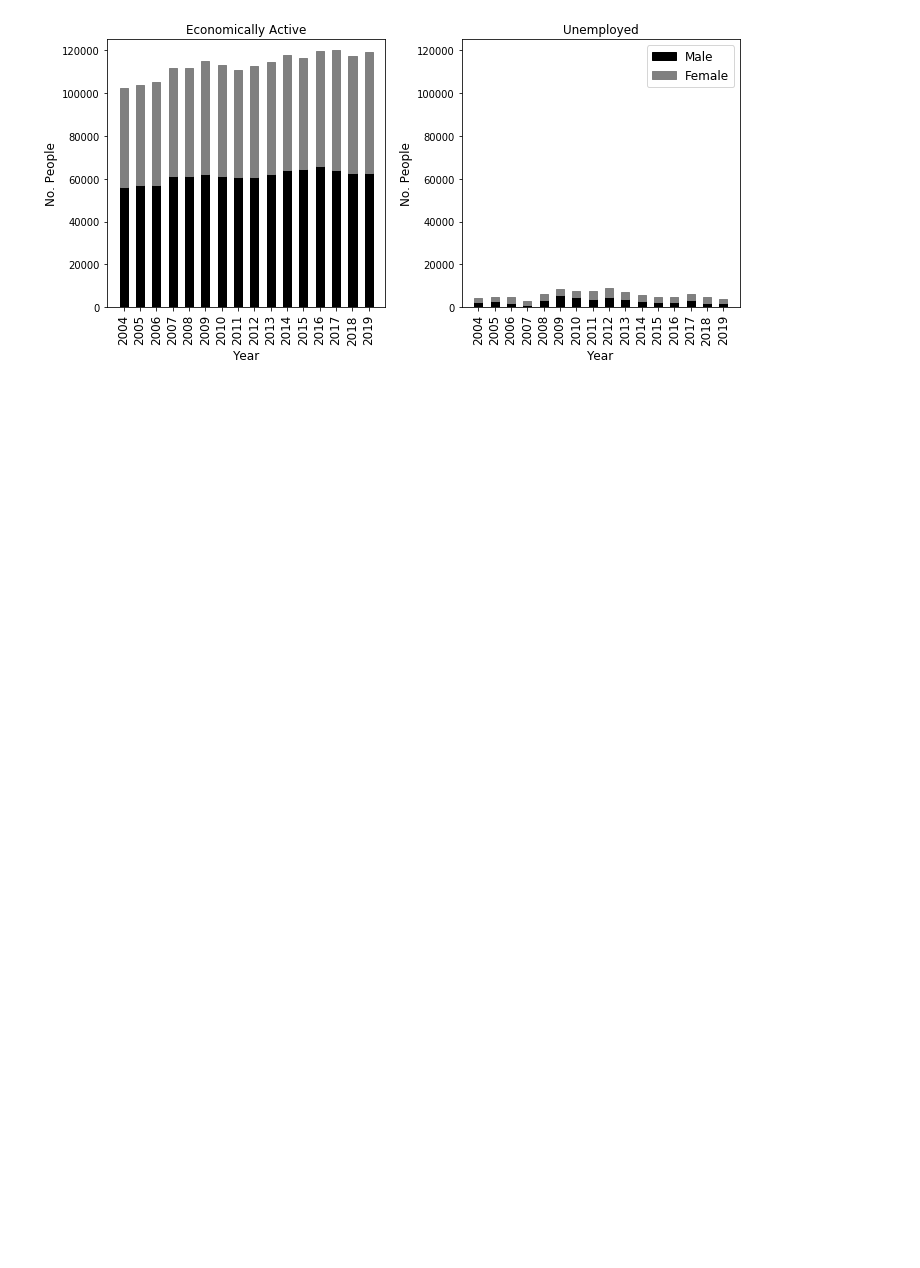
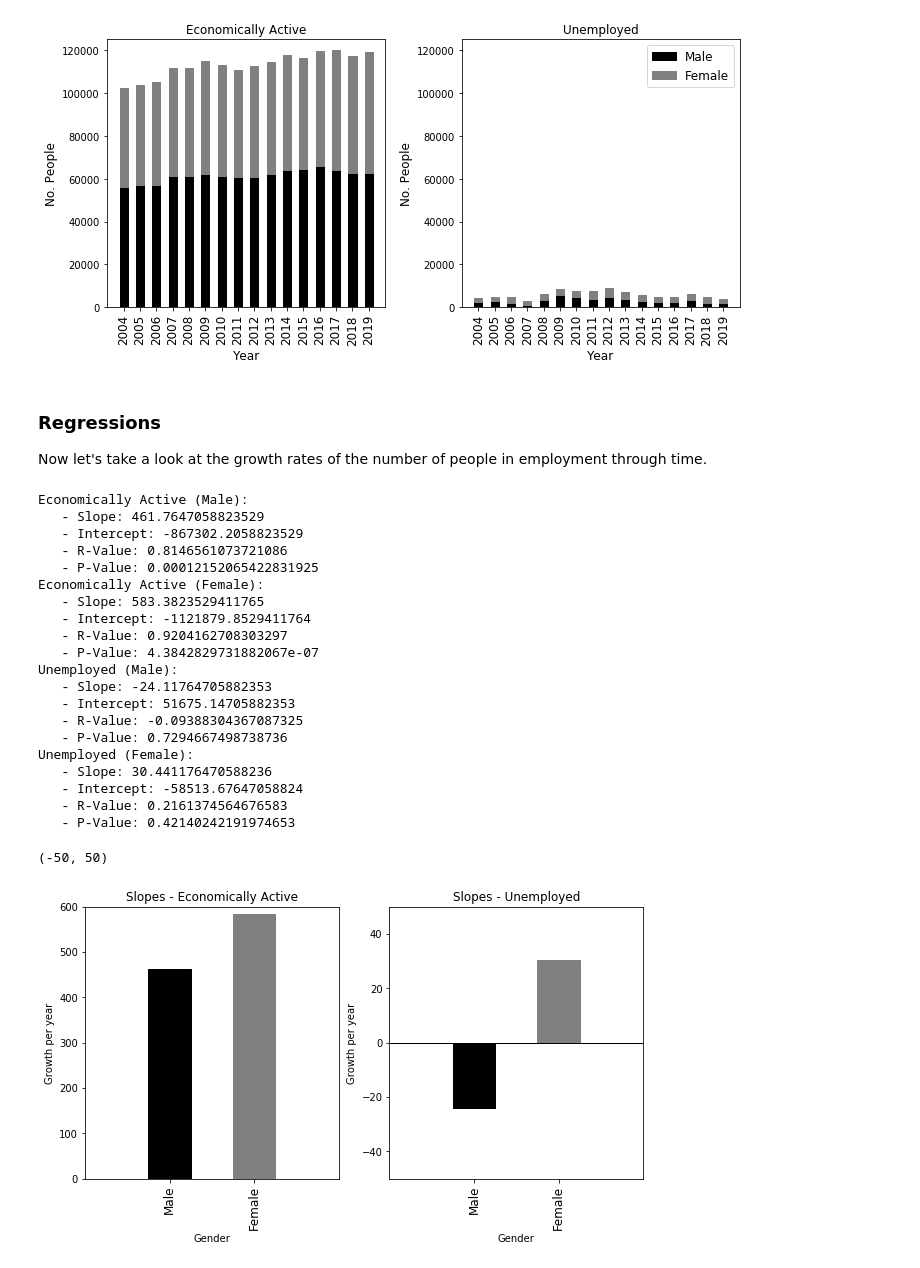
Before and after one commit to Sciprios/SwindonCovid, a Jupyter notebook: Salary/Earnings.ipynb, the cells around one changed output. Saved outputs shown, nothing was run; the diff lists cells and outputs as text; code cells hidden in the pictures; blank space fills up the shorter version.

Commit message:
Regressions carried out through time.

```diff
--- a/Salary/Earnings.ipynb
+++ b/Salary/Earnings.ipynb
@@ -355,3 +400,76 @@ all_axs[1].legend(bars, activity_data['Gender'].unique()[1:], fontsize=12)
 plt.tight_layout()
 # %% [output]
 [figure]
+# %% [markdown]
+### Regressions
+
+Now let's take a look at the growth rates of the number of people in employment through time.
+# %%
+fig, all_axs = plt.subplots(nrows=1, ncols=2, figsize=(10, 5))
+
+colours = ['k', 'grey']
+bar_width = 0.5
+
+years = activity_data['Year'].unique()
+
+for tidx, typ in enumerate(["Economically Active", "Unemployed"]):
+    for gidx, g in enumerate(["Male", "Female"]):
+        gdata = activity_data.loc[
+            (activity_data['Gender'] == g) &
+            (activity_data['Type'] == typ)
+        ]['number'].str.replace(',', '').values.astype(int)
+        slope, inter, rval, pval, _ = linregress(years, gdata)
+        print("{} ({}):".format(typ, g))
+        print("   - Slope: {}".format(slope))
+        print("   - Intercept: {}".format(inter))
+        print("   - R-Value: {}".format(rval))
+        print("   - P-Value: {}".format(pval))
+        all_axs[tidx].bar(
+            gidx+1,
+            slope,
+            color=colours[gidx],
+            edgecolor=colours[gidx] if colours[gidx] != 'w' else 'k',
+            width=bar_width,
+            label=g,
+            linewidth=1
+        )
+        #all_axs[tidx].plot(
+        #    np.arange(0, 11),
+        #    np.repeat(slope, 11),
+        #    color=colours[oidx],
+        #    linewidth=0.5
+        #)
+for tidx, typ in enumerate(["Economically Active", "Unemployed"]):
+    all_axs[tidx].plot(np.arange(0, 11), np.zeros(11), c='k', linewidth=1)
+    all_axs[tidx].set_title("Slopes - {}".format(typ))
+    all_axs[tidx].set_xlabel("Gender")
+    all_axs[tidx].set_ylabel("Growth per year")
+    all_axs[tidx].set_xlim([0, 3])
+    all_axs[tidx].set_xticks(range(1, 3))
+    all_axs[tidx].set_xticklabels(["Male", "Female"], rotation=90, fontsize=12)
+all_axs[0].set_ylim([0, 600])
+all_axs[1].set_ylim([-50, 50])
+#all_axs[1].legend(bbox_to_anchor=(1, 0.3), fontsize=12)
+# %% [output]
+Economically Active (Male):
+   - Slope: 461.7647058823529
+   - Intercept: -867302.2058823529
+   - R-Value: 0.8146561073721086
+   - P-Value: 0.00012152065422831925
+Economically Active (Female):
+   - Slope: 583.3823529411765
+   - Intercept: -1121879.8529411764
+   - R-Value: 0.9204162708303297
+   - P-Value: 4.3842829731882067e-07
+Unemployed (Male):
+   - Slope: -24.11764705882353
+   - Intercept: 51675.14705882353
+   - R-Value: -0.09388304367087325
+   - P-Value: 0.7294667498738736
+Unemployed (Female):
+   - Slope: 30.441176470588236
+   - Intercept: -58513.67647058824
+   - R-Value: 0.2161374564676583
+   - P-Value: 0.42140242191974653
+(-50, 50)
+[figure, added]
```
Also changed, not shown: parts of 4 cells of this notebook, 1 other file.
